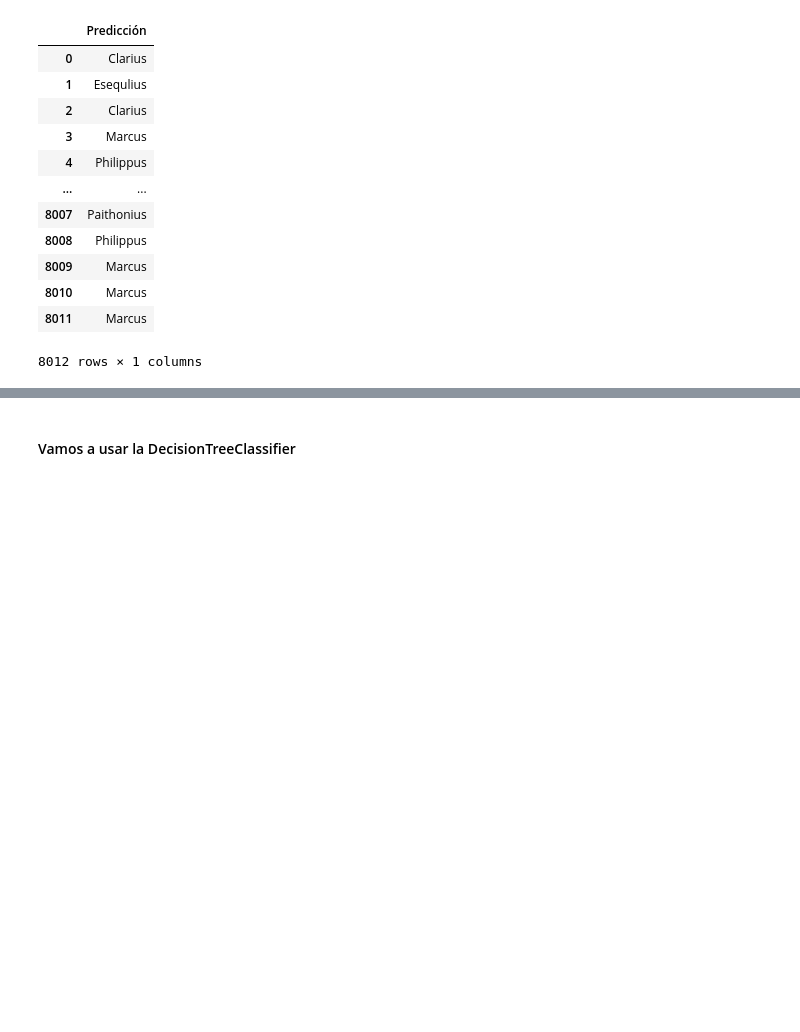
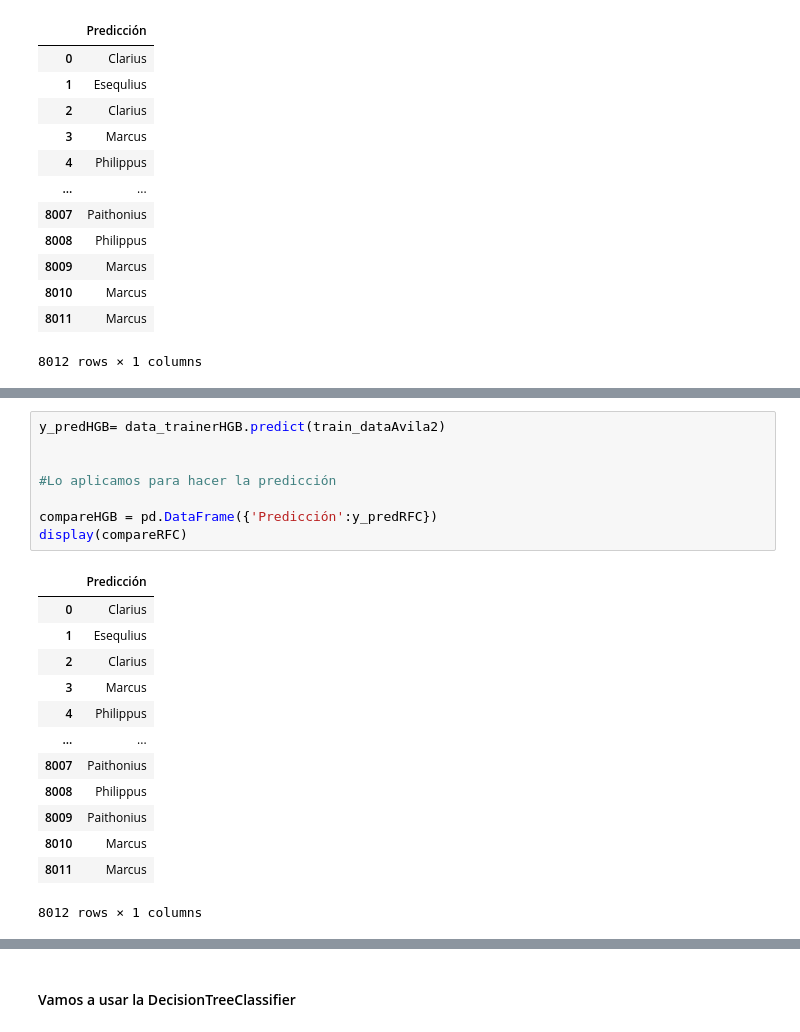
Before and after one commit to Clapiniella/lab-avila-bible, a Jupyter notebook: your-code/main.ipynb, the cells around one changed output, grey strips where cells are left out. Drawn from its saved outputs; the diff is of its cells as text; blank space fills up the shorter version.

```diff
--- a/your-code/main.ipynb
+++ b/your-code/main.ipynb
@@ -441,0 +482,22 @@ res.json()
+# %%
+y_predHGB= data_trainerHGB.predict(train_dataAvila2)
+
+
+#Lo aplicamos para hacer la predicción
+
+compareHGB = pd.DataFrame({'Predicción':y_predRFC})
+display(compareRFC)
+# %% [output]
+|  | Predicción |
+| 0 | Clarius |
+| 1 | Esequlius |
+| 2 | Clarius |
+| 3 | Marcus |
+| 4 | Philippus |
+| ... | ... |
+| 8007 | Paithonius |
+| 8008 | Philippus |
+| 8009 | Paithonius |
+| 8010 | Marcus |
+| 8011 | Marcus |
+8012 rows × 1 columns
```
Also changed, not shown: parts of 20 cells of this notebook, 4 other files.
